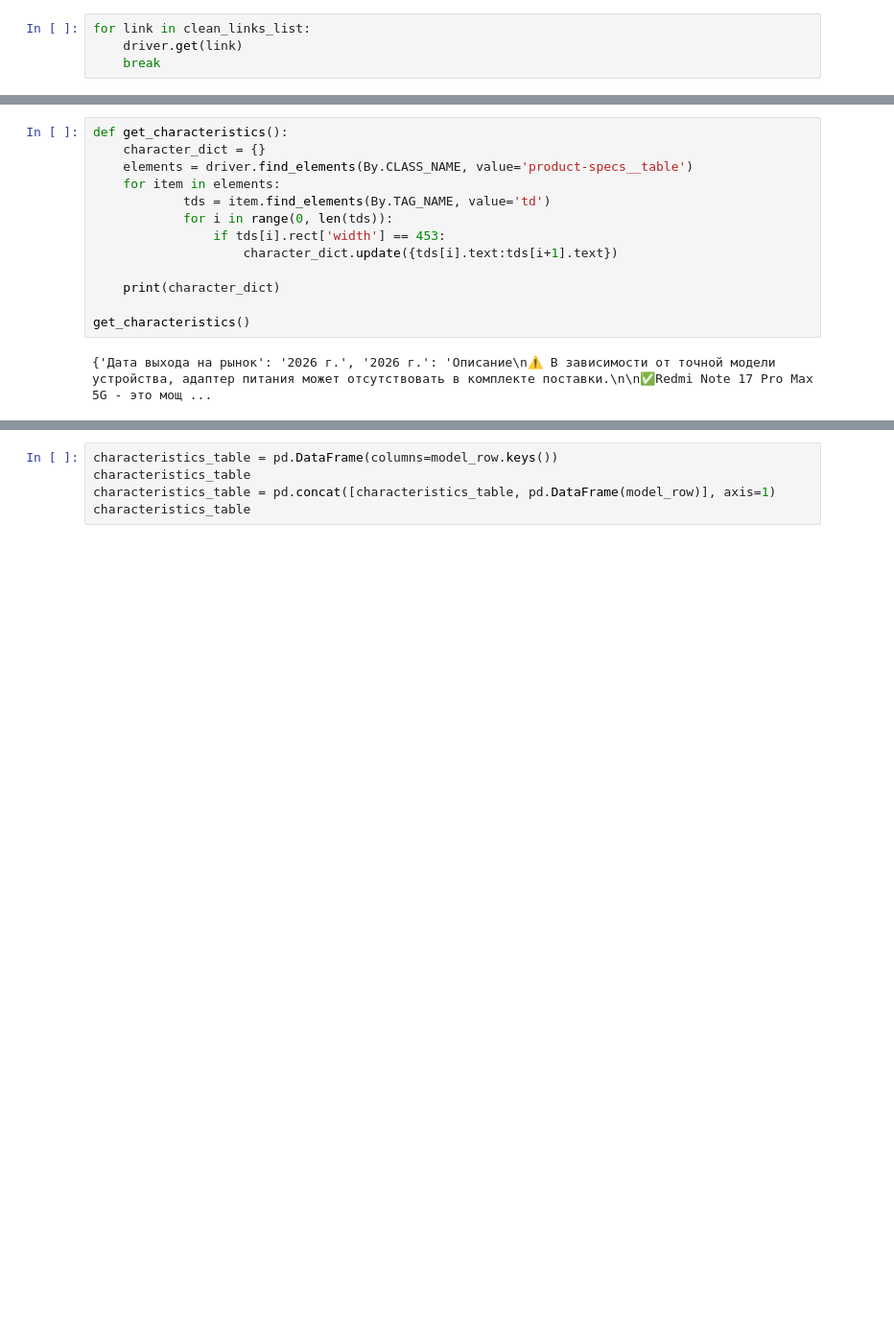
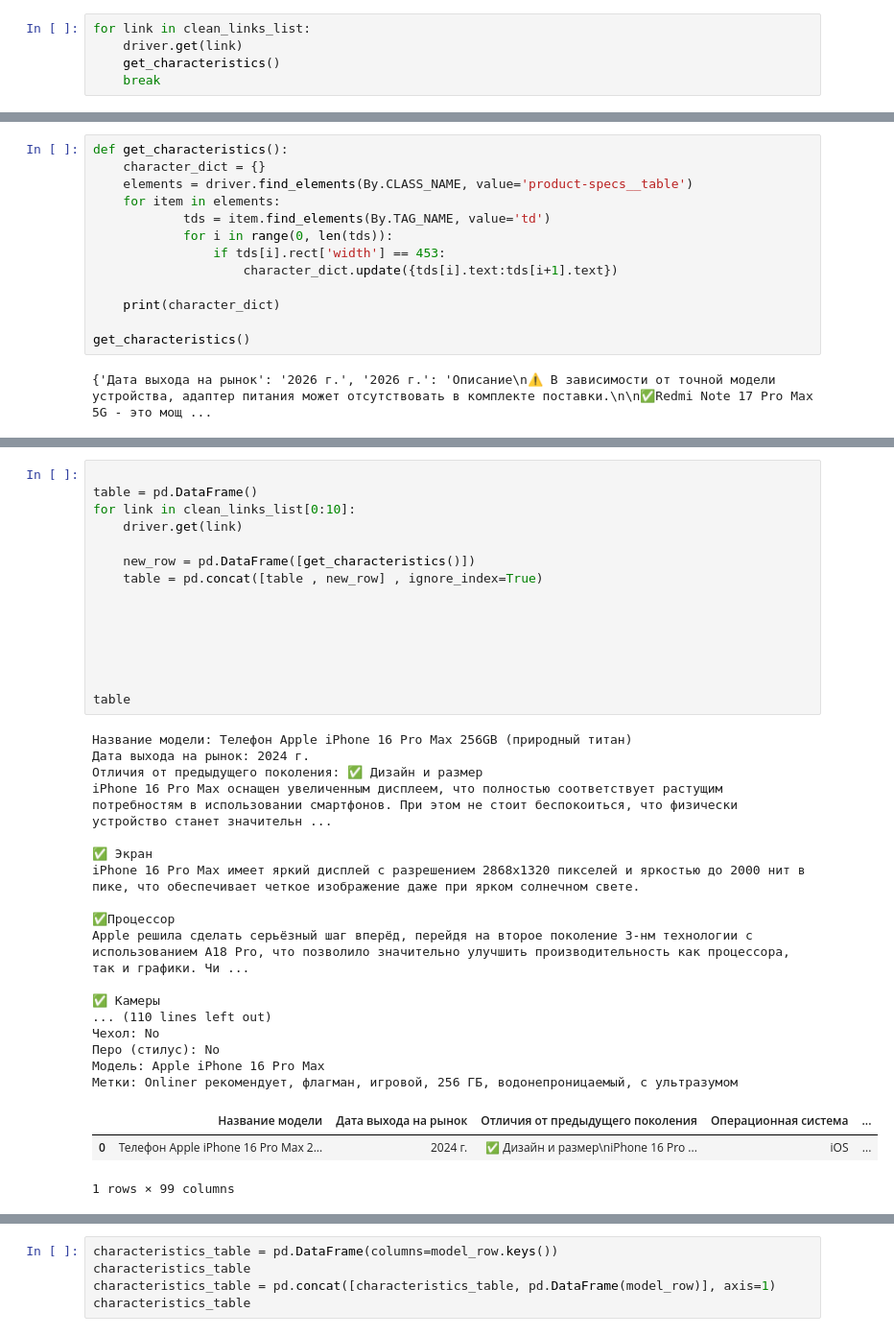
Before and after one commit to Kordebalet67/First_parser, a Jupyter notebook: simple_start.ipynb, the cells around one changed output, grey strips where cells are left out. Shown at 96% size. Cells and saved outputs as stored; diff of their text form; blank space fills up the shorter version.

```diff
--- a/simple_start.ipynb
+++ b/simple_start.ipynb
@@ -156,4 +177,5 @@ with open('links.txt', 'a', encoding='utf-8') as file:
 # %%
 for link in clean_links_list:
     driver.get(link)
+    get_characteristics()
     break
@@ -216,3 +219,39 @@ model_row = get_characteristics()
+# %%
+
+table = pd.DataFrame()
+for link in clean_links_list[0:10]:
+    driver.get(link)
+
+    new_row = pd.DataFrame([get_characteristics()])
+    table = pd.concat([table , new_row] , ignore_index=True)
+
+
+
+
+
+
+table
+# %% [output]
+Название модели: Телефон Apple iPhone 16 Pro Max 256GB (природный титан)
+Дата выхода на рынок: 2024 г.
+Отличия от предыдущего поколения: ✅ Дизайн и размер
+iPhone 16 Pro Max оснащен увеличенным дисплеем, что полностью соответствует растущим потребностям в использовании смартфонов. При этом не стоит беспокоиться, что физически устройство станет значительн ...
+
+✅ Экран
+iPhone 16 Pro Max имеет яркий дисплей с разрешением 2868x1320 пикселей и яркостью до 2000 нит в пике, что обеспечивает четкое изображение даже при ярком солнечном свете.
+
+✅Процессор
+Apple решила сделать серьёзный шаг вперёд, перейдя на второе поколение 3-нм технологии с использованием A18 Pro, что позволило значительно улучшить производительность как процессора, так и графики. Чи ...
+
+✅ Камеры
+... (110 lines left out)
+Чехол: No
+Перо (стилус): No
+Модель: Apple iPhone 16 Pro Max
+Метки: Onliner рекомендует, флагман, игровой, 256 ГБ, водонепроницаемый, с ультразумом
+|  | Название модели | Дата выхода на рынок | Отличия от предыдущего поколения | Операционная система | ... |
+| 0 | Телефон Apple iPhone 16 Pro Max 2... | 2024 г. | ✅ Дизайн и размер\niPhone 16 Pro ... | iOS | ... |
+1 rows × 99 columns
 # %%
 model_row.keys()
 # %% [output]
```
Also changed, not shown: parts of 11 cells of this notebook, 1 other file.
